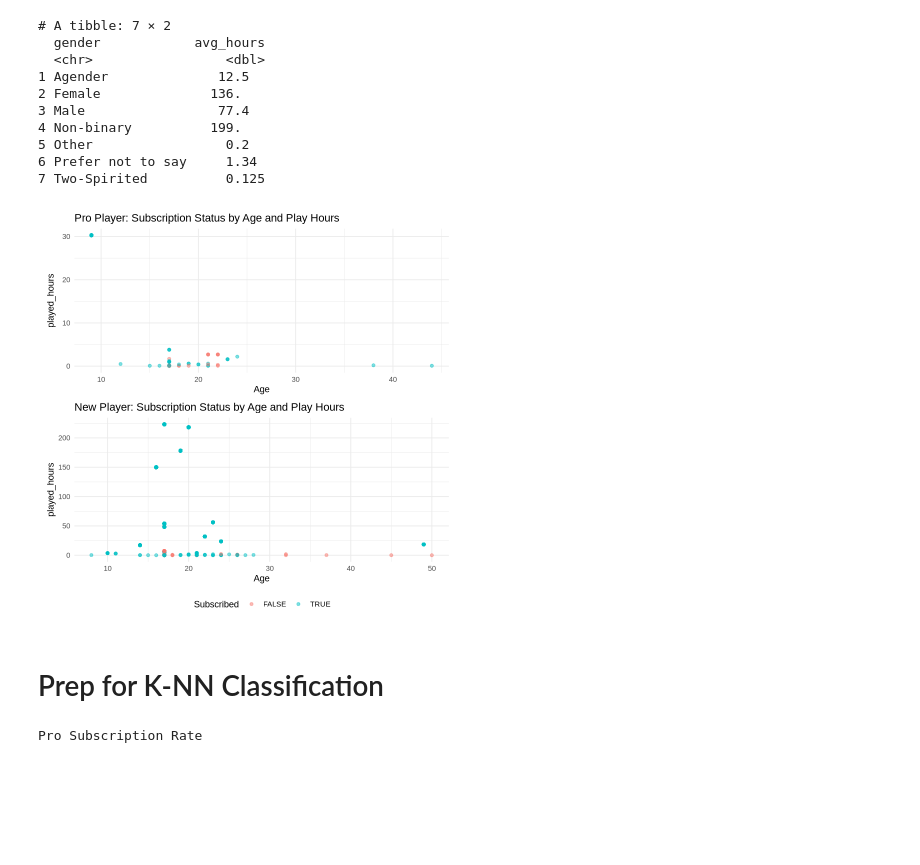
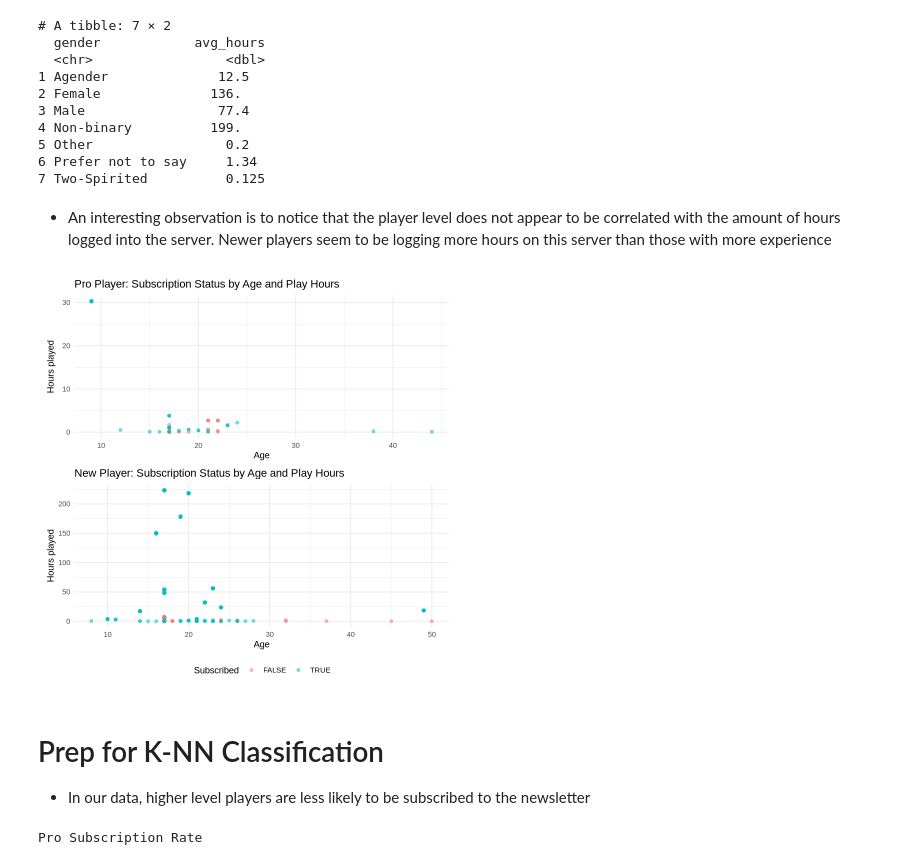
Before and after one commit to TwizzFishy/Minecraft-DSCI100-Project, a Jupyter notebook: R code/DataWrangle.ipynb, the cells around one changed output. Cells and saved outputs as stored; diff of their text form; code cells hidden in the pictures; blank space fills up the shorter version.

```diff
--- a/R code/DataWrangle.ipynb
+++ b/R code/DataWrangle.ipynb
@@ -78,30 +79,33 @@ final_df <- merged_df |>   filter(gender %in% c("Female", "Male", "Non-binary"))
 # PLAYER TYPE
 expert_player <- filter(final_df, experience %in% c("Veteran", "Pro"))
 noob_player <- filter(final_df, experience %in% c("Beginner", "Amateur", "Regular"))
+# %% [markdown]
+- An interesting observation is to notice that the player level does not appear to be correlated with the amount of hours logged into the server. Newer players seem to be logging more hours on this server than those with more experience
 # %%
 set.seed(1)
 
 pro_plot <- expert_player |>
   ggplot(aes(x = Age, y = played_hours, color = subscribe)) +
   geom_point(alpha = 0.5) +
-  labs(title = "Pro Player: Subscription Status by Age and Play Hours", color = "Subscribed") +
+  labs(title = "Pro Player: Subscription Status by Age and Play Hours", color = "Subscribed", y = "Hours played") +
   theme_minimal()
 noob_plot <- noob_player |>
   ggplot(aes(x = Age, y = played_hours, color = subscribe)) +
   geom_point(alpha = 0.5) +
-  labs(title = "New Player: Subscription Status by Age and Play Hours", color = "Subscribed") +
+  labs(title = "New Player: Subscription Status by Age and Play Hours", color = "Subscribed", y = "Hours played") +
   theme_minimal()
 
 num_obs <- nrow(final_df)
 summary <- final_df |>
             group_by(subscribe) |>
             summarize(count = n(), percentage = n() / num_obs *100)
 (pro_plot / noob_plot ) +
   plot_layout(guides = "collect") & theme(legend.position = "bottom")
 # %% [output]
-[figure, old version]
+[figure, new version]
 # %% [markdown]
 # Prep for K-NN Classification
+- In our data, higher level players are less likely to be subscribed to the newsletter
 # %%
 set.seed(1)
 
```
Also changed, not shown: parts of 4 cells of this notebook.
